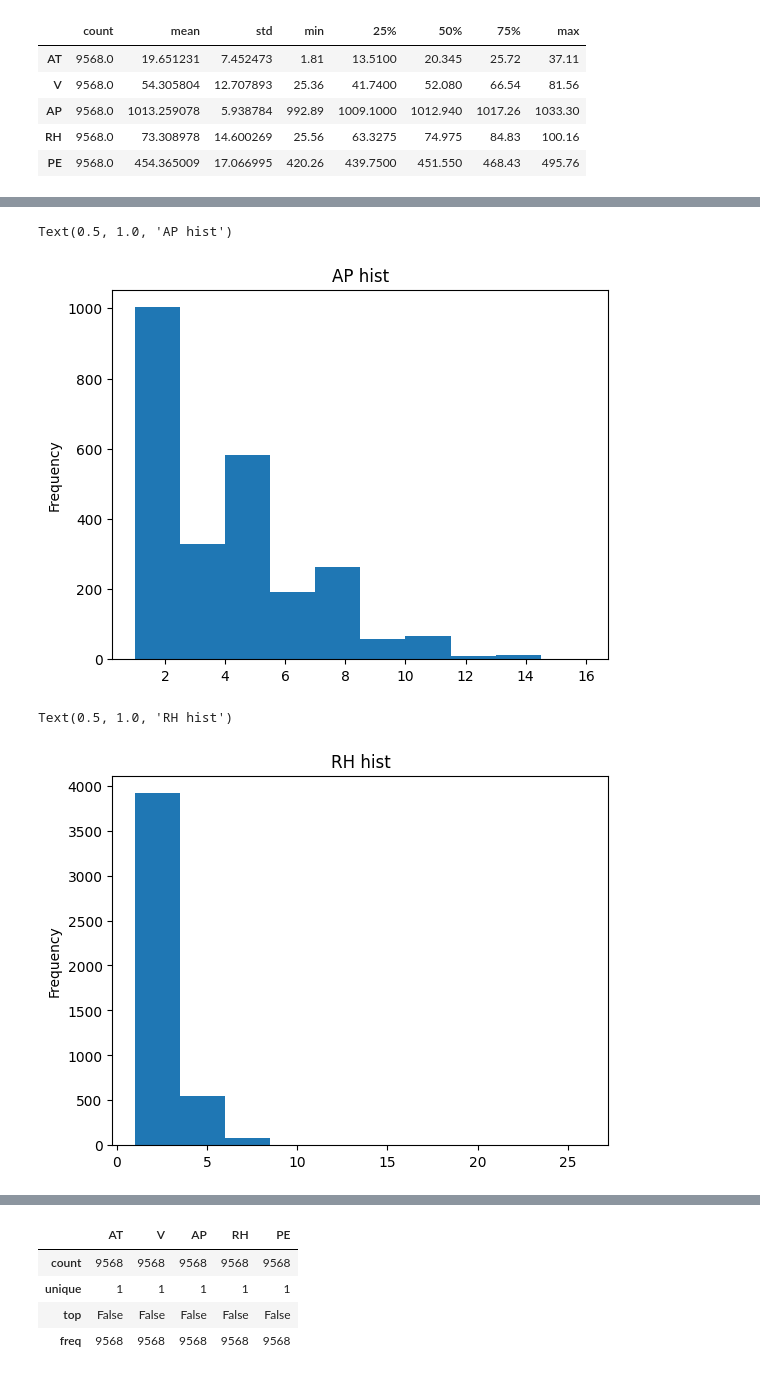
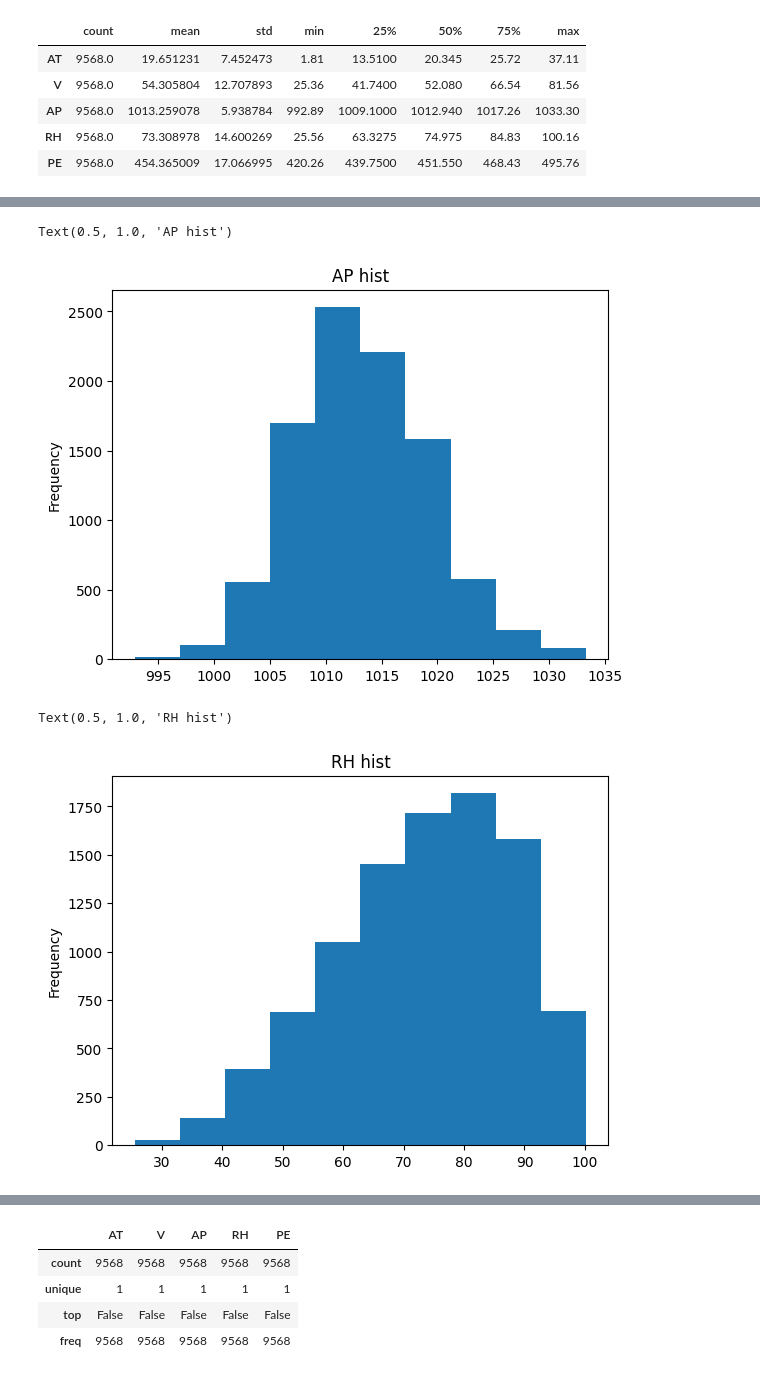
Before and after one commit to isralennon/MSAAI500, a Jupyter notebook: CCPP_significance_tests.ipynb, the cells around one changed output, grey strips where cells are left out. Saved outputs shown, nothing was run; the diff lists cells and outputs as text; code cells hidden in the pictures.

```diff
--- a/CCPP_significance_tests.ipynb
+++ b/CCPP_significance_tests.ipynb
@@ -60,13 +60,13 @@ Text(0.5, 1.0, 'PE (target) hist')
 # %%
-df['AP'].value_counts().plot(kind='hist')
+df['AP'].plot(kind='hist')
 plt.title('AP hist')
 # %% [output]
 Text(0.5, 1.0, 'AP hist')
-[figure, old version]
+[figure, new version]
 # %%
-df['RH'].value_counts().plot(kind='hist')
+df['RH'].plot(kind='hist')
 plt.title('RH hist')
 # %% [output]
 Text(0.5, 1.0, 'RH hist')
-[figure, old version]
+[figure, new version]
 # %%
```
Also changed, not shown: parts of 95 cells of this notebook, 1 other file.
